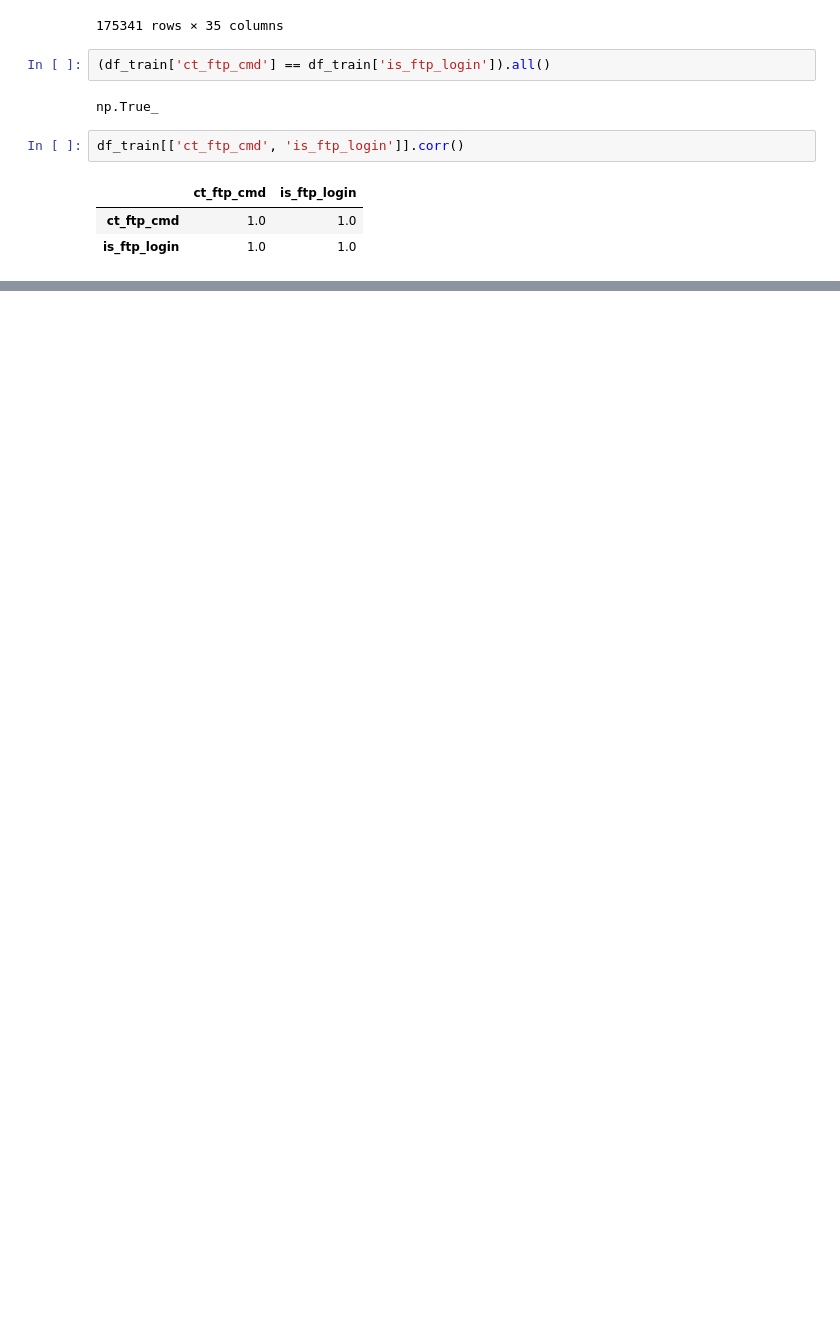
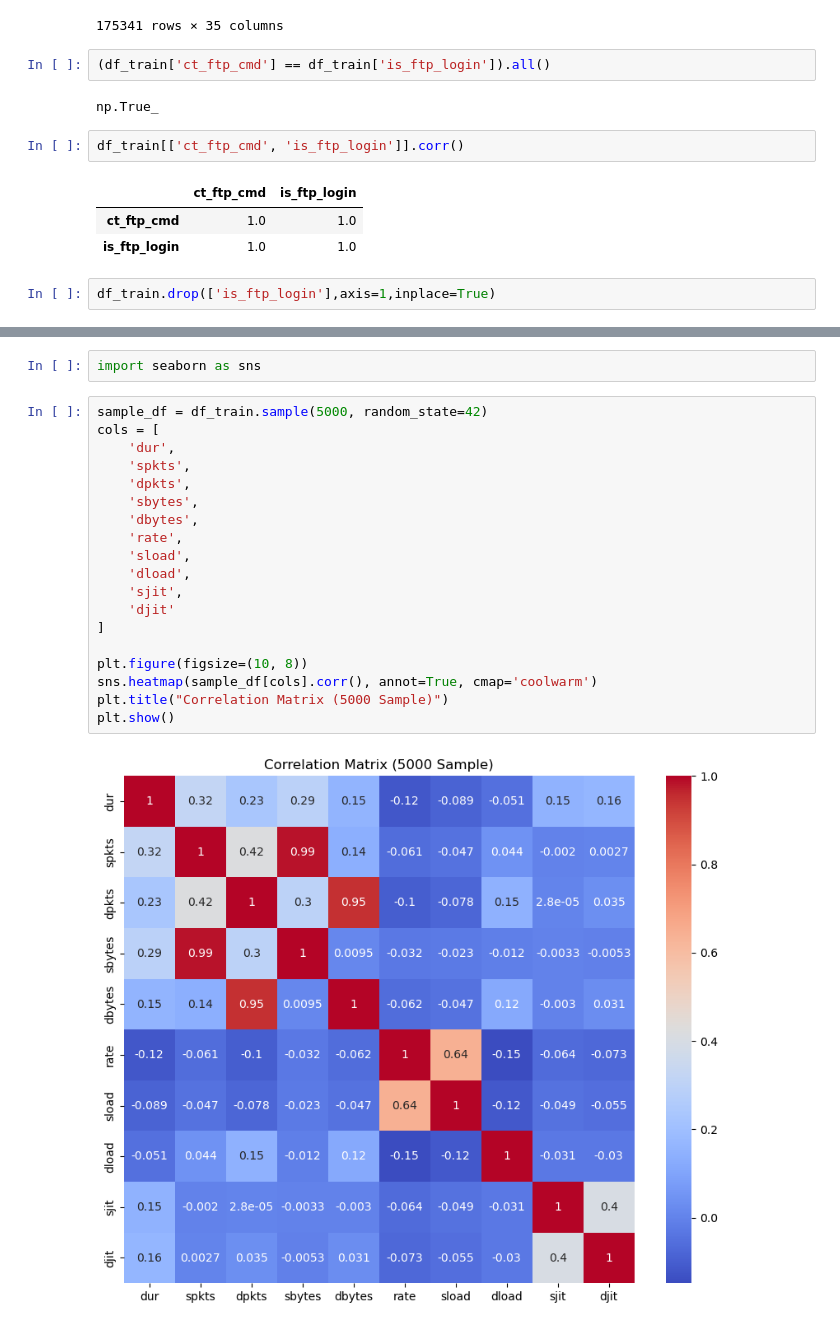
Before and after one commit to yuvraj619/Network_intrusion_detection_system, a Jupyter notebook: project_1(network_intrution).ipynb, the cells around one changed output, grey strips where cells are left out. Saved outputs shown, nothing was run; the diff lists cells and outputs as text; blank space fills up the shorter version.

Commit message:
Correlation Analysis

```diff
--- a/project_1(network_intrution).ipynb
+++ b/project_1(network_intrution).ipynb
@@ -267,3 +267,5 @@ df_train[['ct_ftp_cmd', 'is_ftp_login']].corr()
 |  | ct_ftp_cmd | is_ftp_login |
 | ct_ftp_cmd | 1.0 | 1.0 |
 | is_ftp_login | 1.0 | 1.0 |
+# %%
+df_train.drop(['is_ftp_login'],axis=1,inplace=True)
@@ -269,0 +288,23 @@ df_train[['ct_ftp_cmd', 'is_ftp_login']].corr()
+# %%
+import seaborn as sns
+# %%
+sample_df = df_train.sample(5000, random_state=42)
+cols = [
+    'dur',
+    'spkts',
+    'dpkts',
+    'sbytes',
+    'dbytes',
+    'rate',
+    'sload',
+    'dload',
+    'sjit',
+    'djit'
+]
+
+plt.figure(figsize=(10, 8))
+sns.heatmap(sample_df[cols].corr(), annot=True, cmap='coolwarm')
+plt.title("Correlation Matrix (5000 Sample)")
+plt.show()
+# %% [output]
+[figure, added]
```
Also changed, not shown: parts of 7 cells of this notebook.
